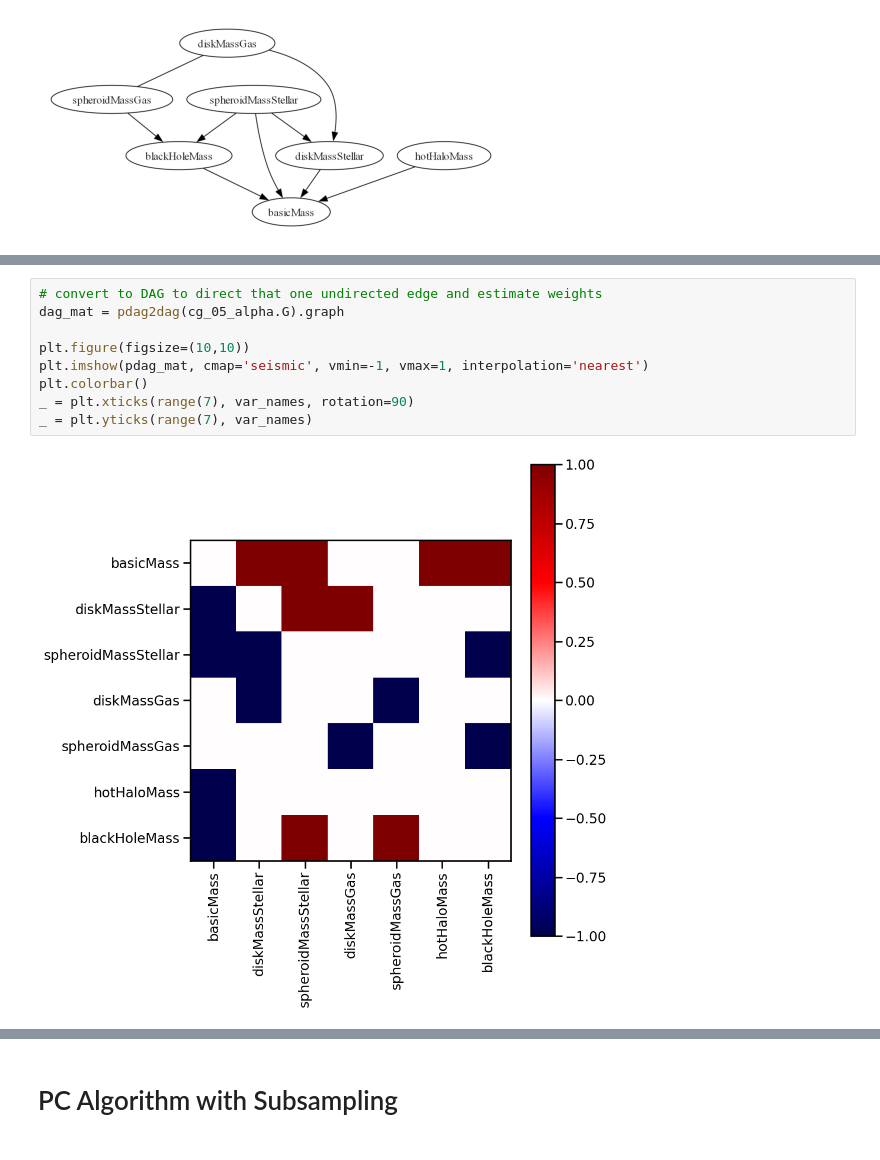
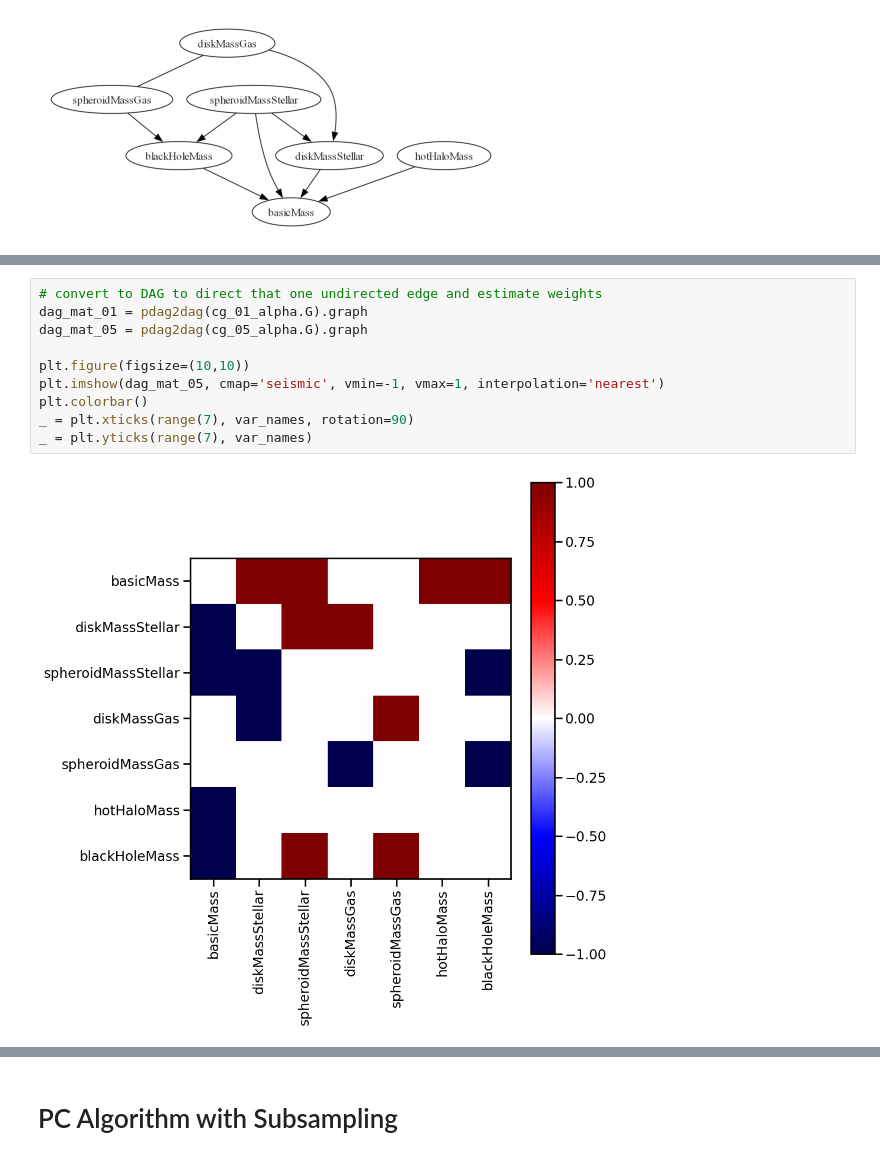
Before and after one commit to JHpusd/CFL_Research, a Jupyter notebook: test_data/test_pc.ipynb, the cells around one changed output, grey strips where cells are left out. Cells and saved outputs as stored; diff of their text form.

```diff
--- a/test_data/test_pc.ipynb
+++ b/test_data/test_pc.ipynb
@@ -86,14 +86,15 @@ _ = plt.yticks(range(7), var_names)
 [figure]
 # %%
 # convert to DAG to direct that one undirected edge and estimate weights
-dag_mat = pdag2dag(cg_05_alpha.G).graph
+dag_mat_01 = pdag2dag(cg_01_alpha.G).graph
+dag_mat_05 = pdag2dag(cg_05_alpha.G).graph
 
 plt.figure(figsize=(10,10))
-plt.imshow(pdag_mat, cmap='seismic', vmin=-1, vmax=1, interpolation='nearest')
+plt.imshow(dag_mat_05, cmap='seismic', vmin=-1, vmax=1, interpolation='nearest')
 plt.colorbar()
 _ = plt.xticks(range(7), var_names, rotation=90)
 _ = plt.yticks(range(7), var_names)
 # %% [output]
-[figure, old version]
+[figure, new version]
 # %%
 # estimate weights
```
Also changed, not shown: parts of 15 cells of this notebook.
